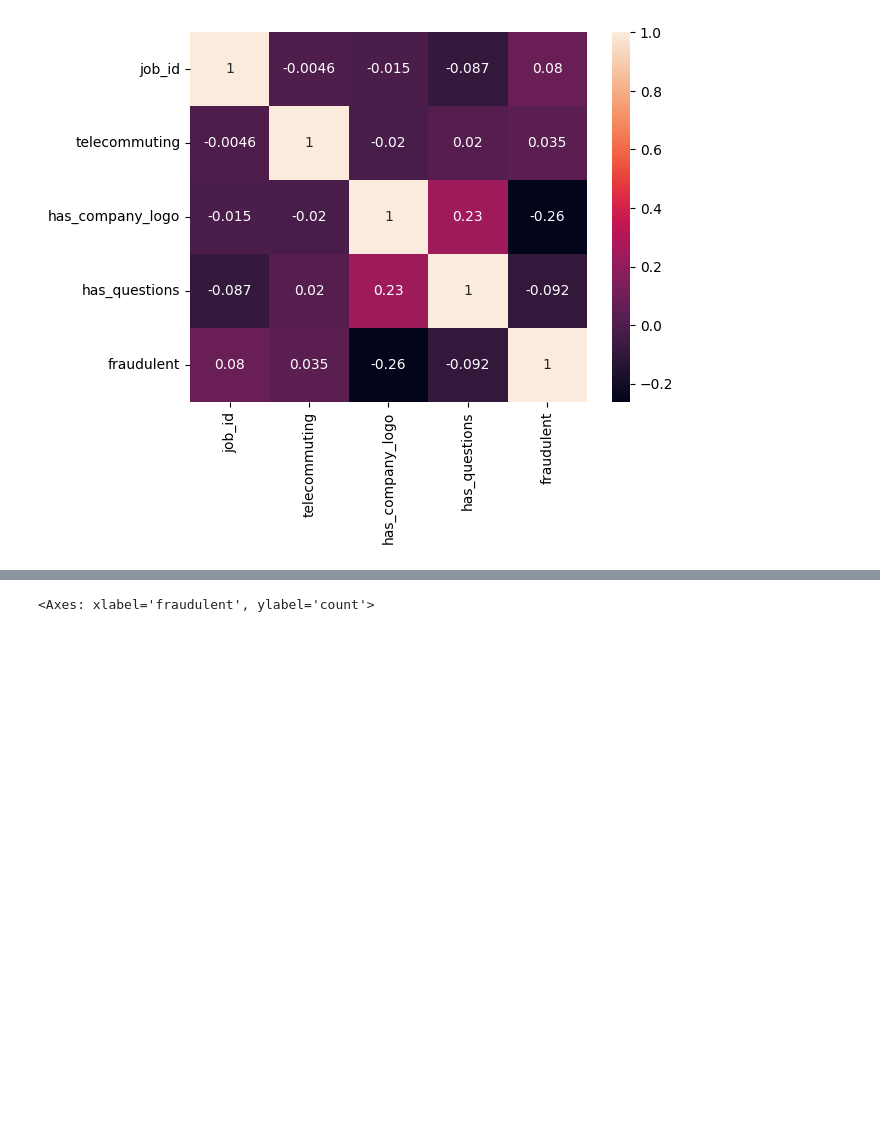
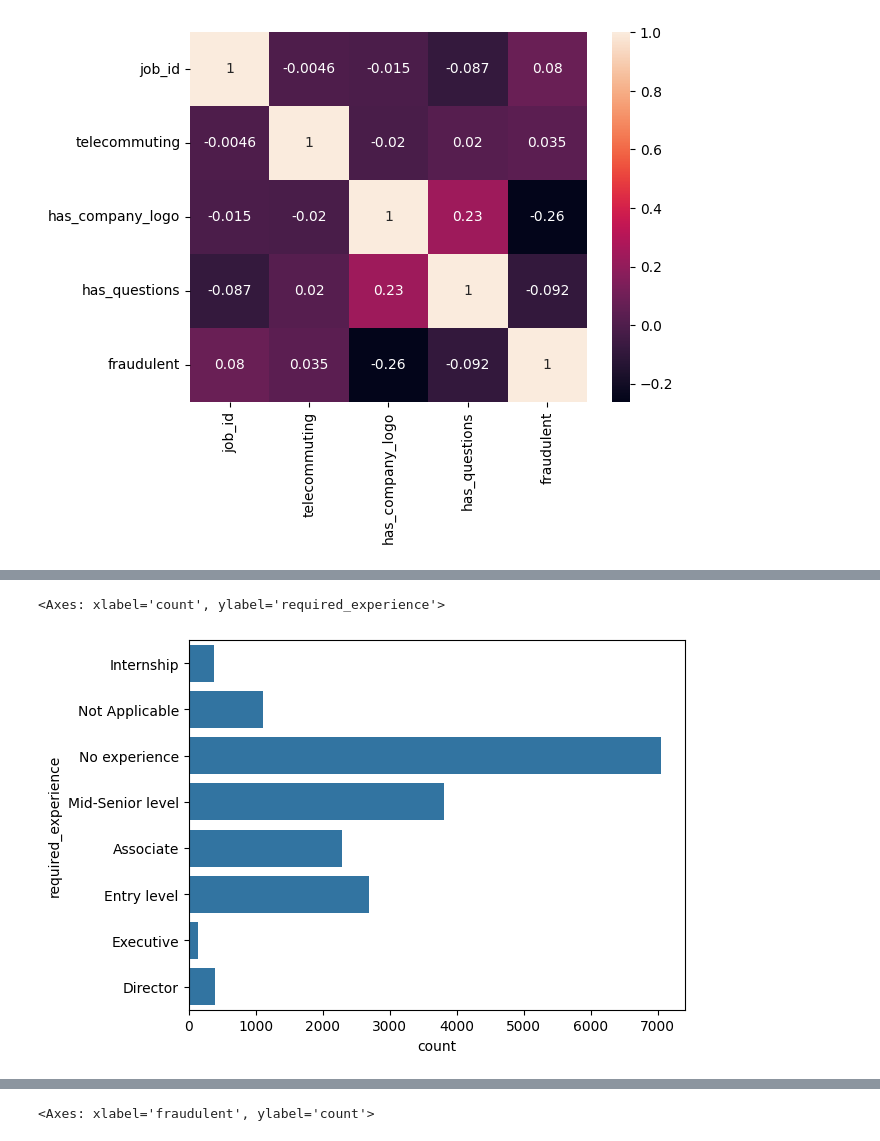
Before and after one commit to akxiit/Job-Scam-Detection, a Jupyter notebook: notebook/EDA.ipynb, the cells around one changed output, grey strips where cells are left out. Saved outputs shown, nothing was run; the diff lists cells and outputs as text; code cells hidden in the pictures; blank space fills up the shorter version.

```diff
--- a/notebook/EDA.ipynb
+++ b/notebook/EDA.ipynb
@@ -346,0 +344,5 @@ sns.heatmap(df[numerical].corr(), annot=True)
+# %%
+sns.countplot(df['required_experience'])
+# %% [output]
+<Axes: xlabel='count', ylabel='required_experience'>
+[figure, added]
```
Also changed, not shown: parts of 22 cells of this notebook.
